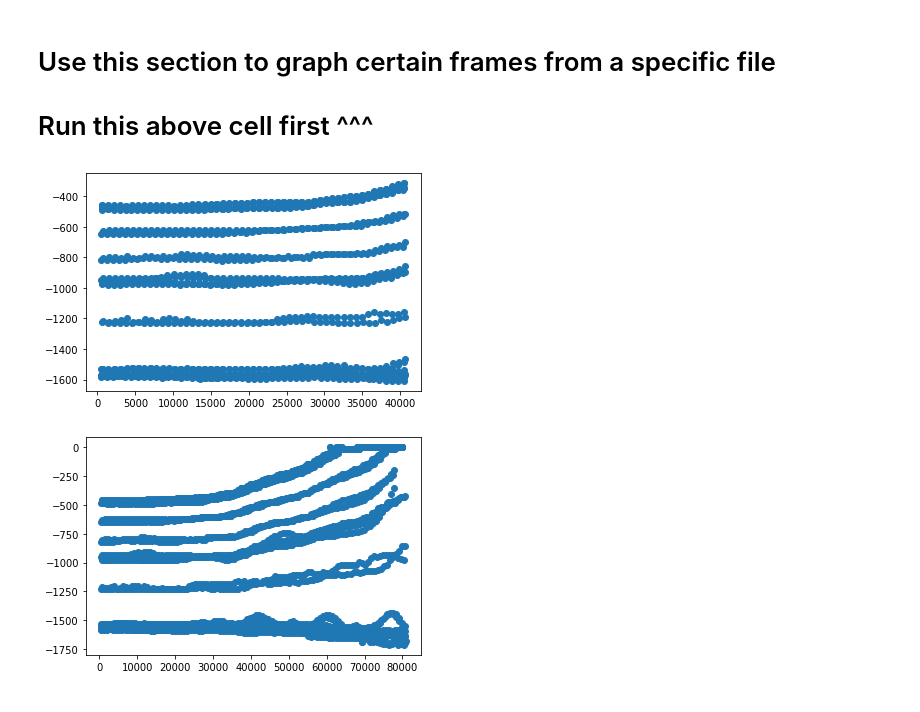
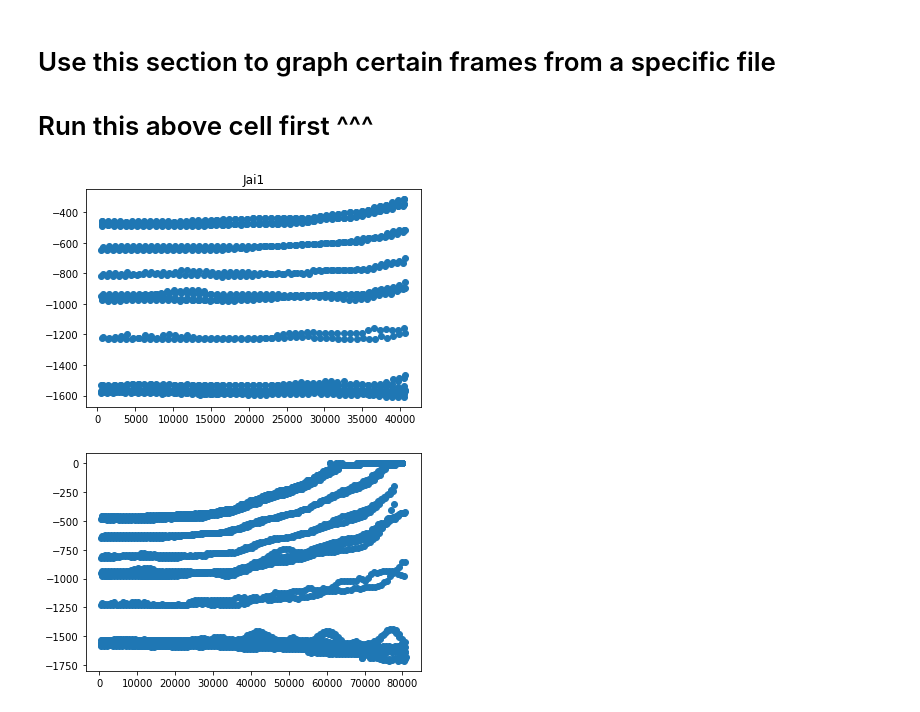
Before and after one commit to nrush23/Machine-Learning-2022, a Jupyter notebook: Kouh_Example.ipynb, the cells around one changed output. Drawn from its saved outputs; the diff is of its cells as text; code cells hidden in the pictures.

```diff
--- a/Kouh_Example.ipynb
+++ b/Kouh_Example.ipynb
@@ -148,14 +148,15 @@ def displayGraph(frameStart, frameEnd):
 # %%
 def graphFile(fileName, frameStart, frameEnd):
   data.clear()
   sortFiles2(fileName)
+  plt.title(fileName)
   displayGraph(frameStart, frameEnd)
 
 
 #Example
 graphFile('Jai1', 0, 50)
 # %% [output]
-[figure, old version]
+[figure, new version]
 # %%
 data.clear()
 sortFiles2('Jai1_')
```
